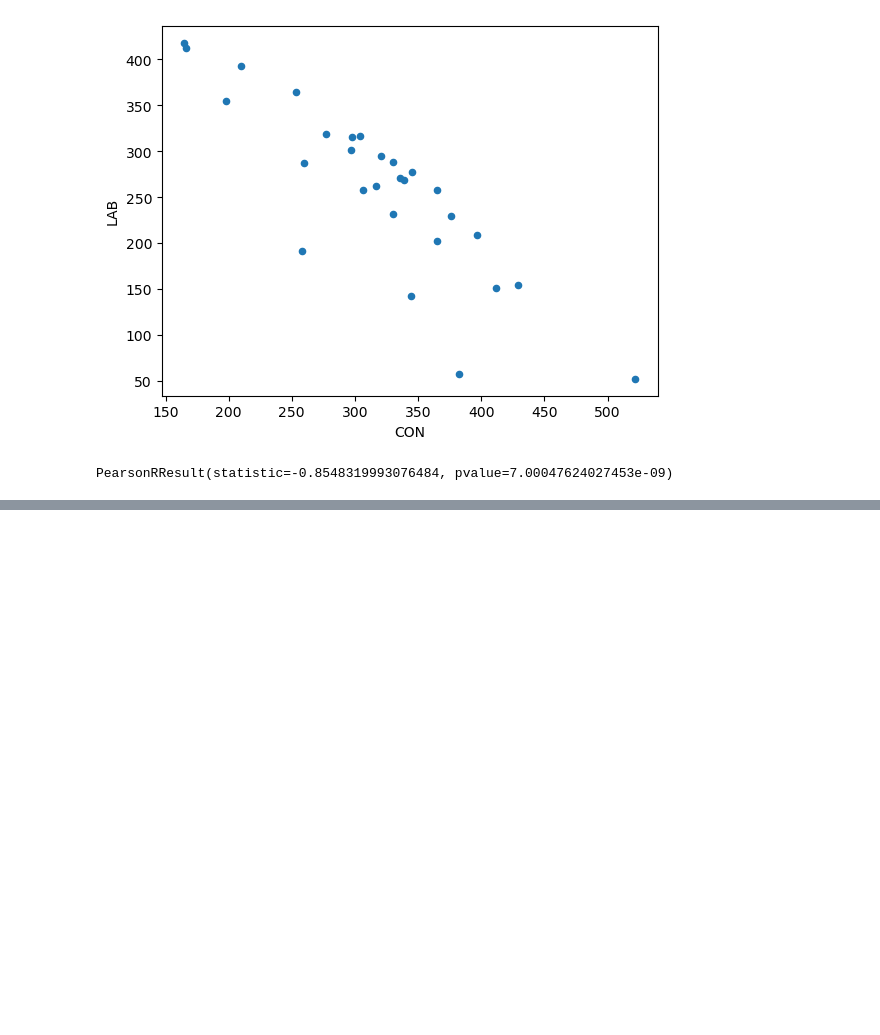
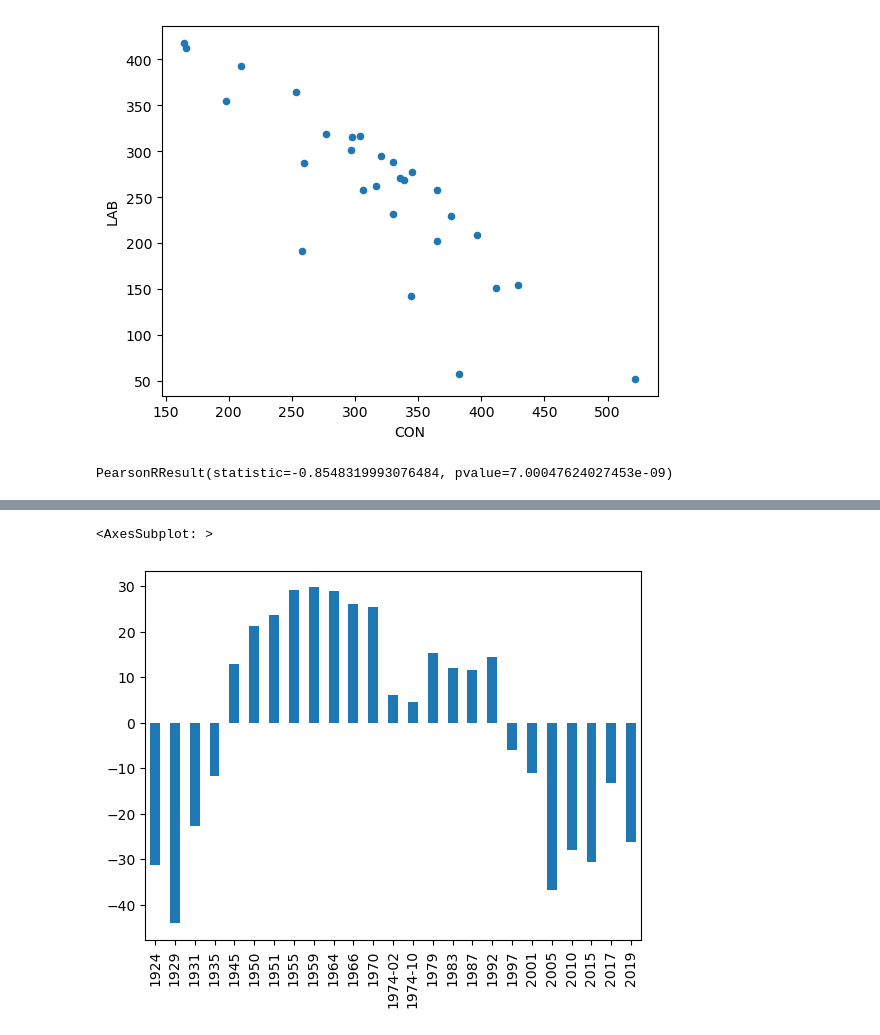
Before and after one commit to stelios-c/uk_votes, a Jupyter notebook: uk_elections.ipynb, the cells around one changed output, grey strips where cells are left out. Saved outputs shown, nothing was run; the diff lists cells and outputs as text; code cells hidden in the pictures; blank space fills up the shorter version.

```diff
--- a/uk_elections.ipynb
+++ b/uk_elections.ipynb
@@ -133,0 +177,2 @@ PearsonRResult(statistic=-0.8548319993076484, pvalue=7.00047624027453e-09)
+# %%
+con_lab_regress_no_out=stats.linregress(elections_seats.loc['1924':,'CON'],elections_seats.loc['1924':,'LAB'])
@@ -133,0 +183,7 @@ PearsonRResult(statistic=-0.8548319993076484, pvalue=7.00047624027453e-09)
+# %%
+residuals_no_out=elections_seats.LAB-(elections_seats.CON*con_lab_regress_no_out.slope+con_lab_regress_no_out.intercept)
+# %%
+residuals_no_out.loc['1924':].plot(kind='bar')
+# %% [output]
+<AxesSubplot: >
+[figure, added]
```
Also changed, not shown: parts of 9 cells of this notebook.
